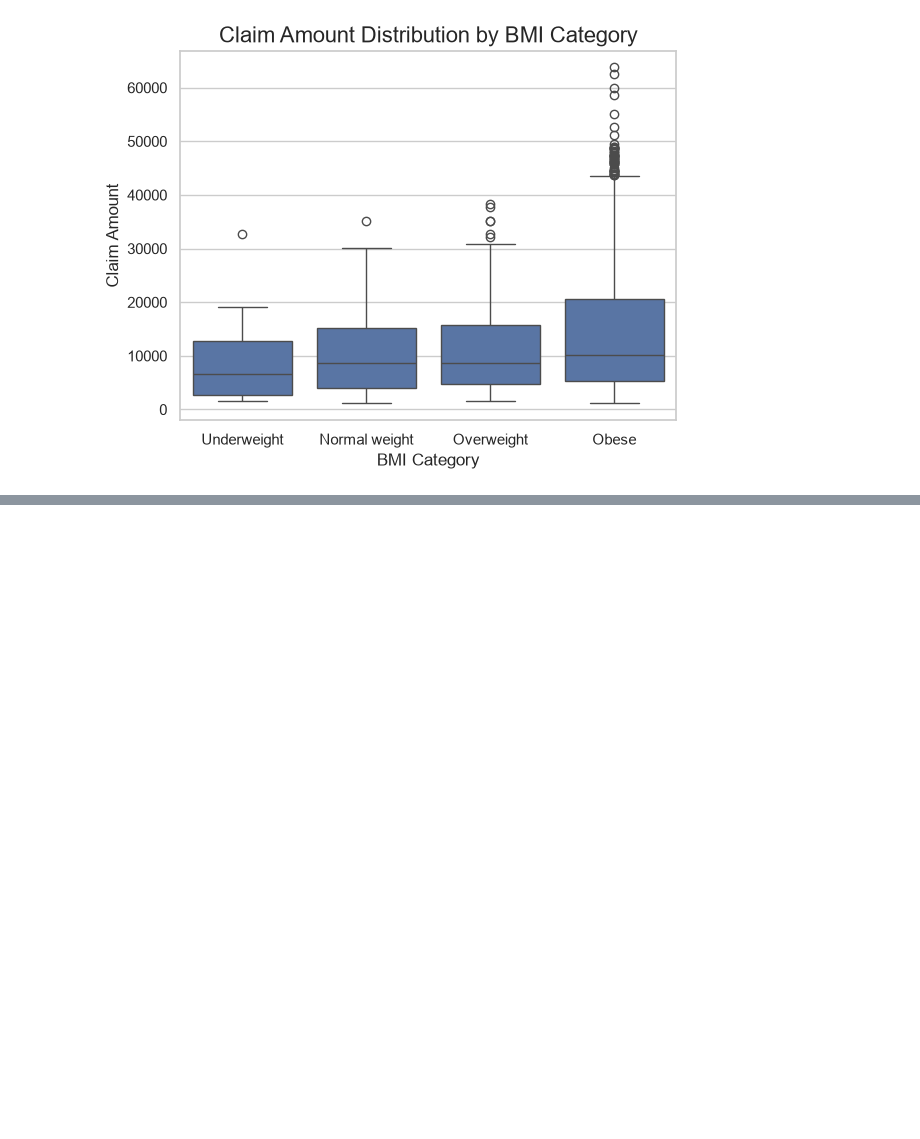
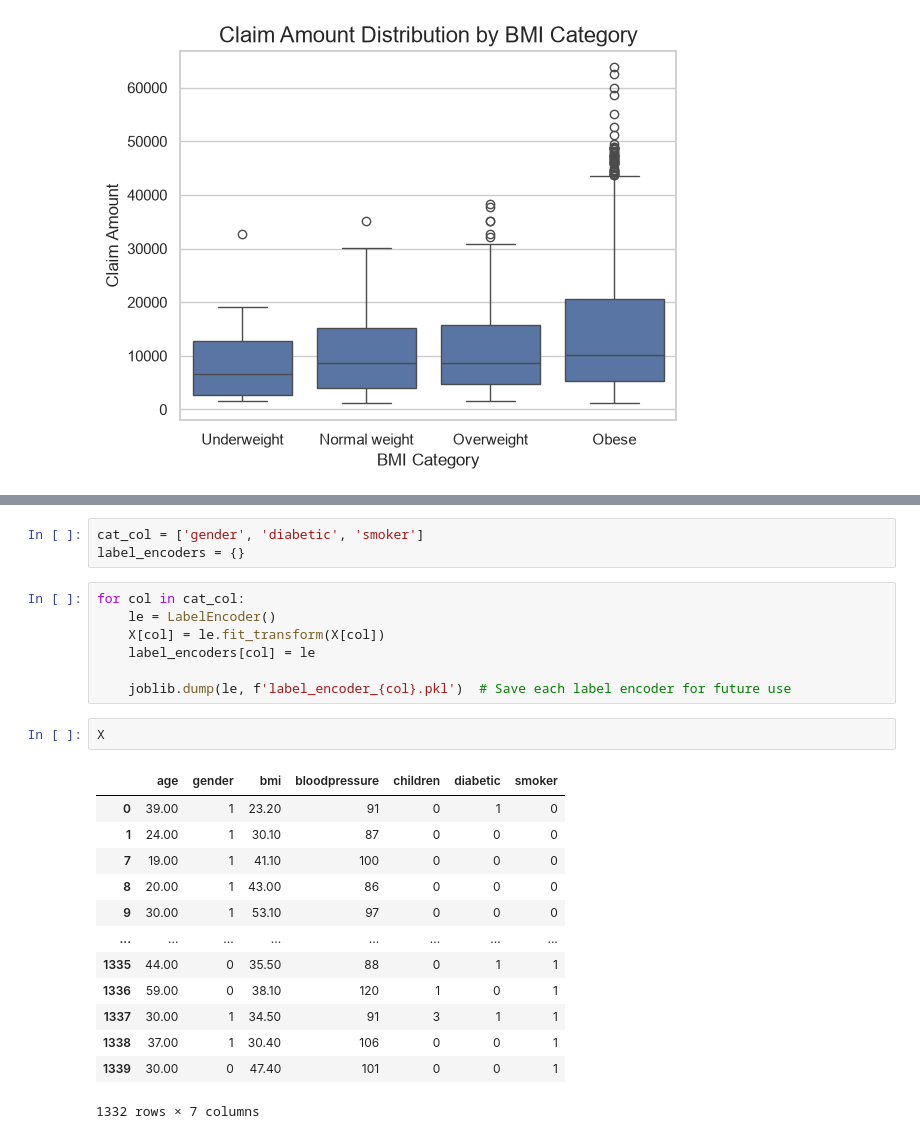
Before and after one commit to Arunpurohit1766/Health-Insurance-Cost-Prediction, a Jupyter notebook: health_insurance_cost.ipynb, the cells around one changed output, grey strips where cells are left out. Cells and saved outputs as stored; diff of their text form; blank space fills up the shorter version.

```diff
--- a/health_insurance_cost.ipynb
+++ b/health_insurance_cost.ipynb
@@ -226,0 +258,26 @@ plt.show()
+# %%
+cat_col = ['gender', 'diabetic', 'smoker']
+label_encoders = {}
+# %%
+for col in cat_col:
+    le = LabelEncoder()
+    X[col] = le.fit_transform(X[col])
+    label_encoders[col] = le
+
+    joblib.dump(le, f'label_encoder_{col}.pkl')  # Save each label encoder for future use
+# %%
+X
+# %% [output]
+|  | age | gender | bmi | bloodpressure | children | diabetic | smoker |
+| 0 | 39.00 | 1 | 23.20 | 91 | 0 | 1 | 0 |
+| 1 | 24.00 | 1 | 30.10 | 87 | 0 | 0 | 0 |
+| 7 | 19.00 | 1 | 41.10 | 100 | 0 | 0 | 0 |
+| 8 | 20.00 | 1 | 43.00 | 86 | 0 | 0 | 0 |
+| 9 | 30.00 | 1 | 53.10 | 97 | 0 | 0 | 0 |
+| ... | ... | ... | ... | ... | ... | ... | ... |
+| 1335 | 44.00 | 0 | 35.50 | 88 | 0 | 1 | 1 |
+| 1336 | 59.00 | 0 | 38.10 | 120 | 1 | 0 | 1 |
+| 1337 | 30.00 | 1 | 34.50 | 91 | 3 | 1 | 1 |
+| 1338 | 37.00 | 1 | 30.40 | 106 | 0 | 0 | 1 |
+| 1339 | 30.00 | 0 | 47.40 | 101 | 0 | 0 | 1 |
+1332 rows × 7 columns
```
Also changed, not shown: parts of 11 cells of this notebook, 4 other files.
